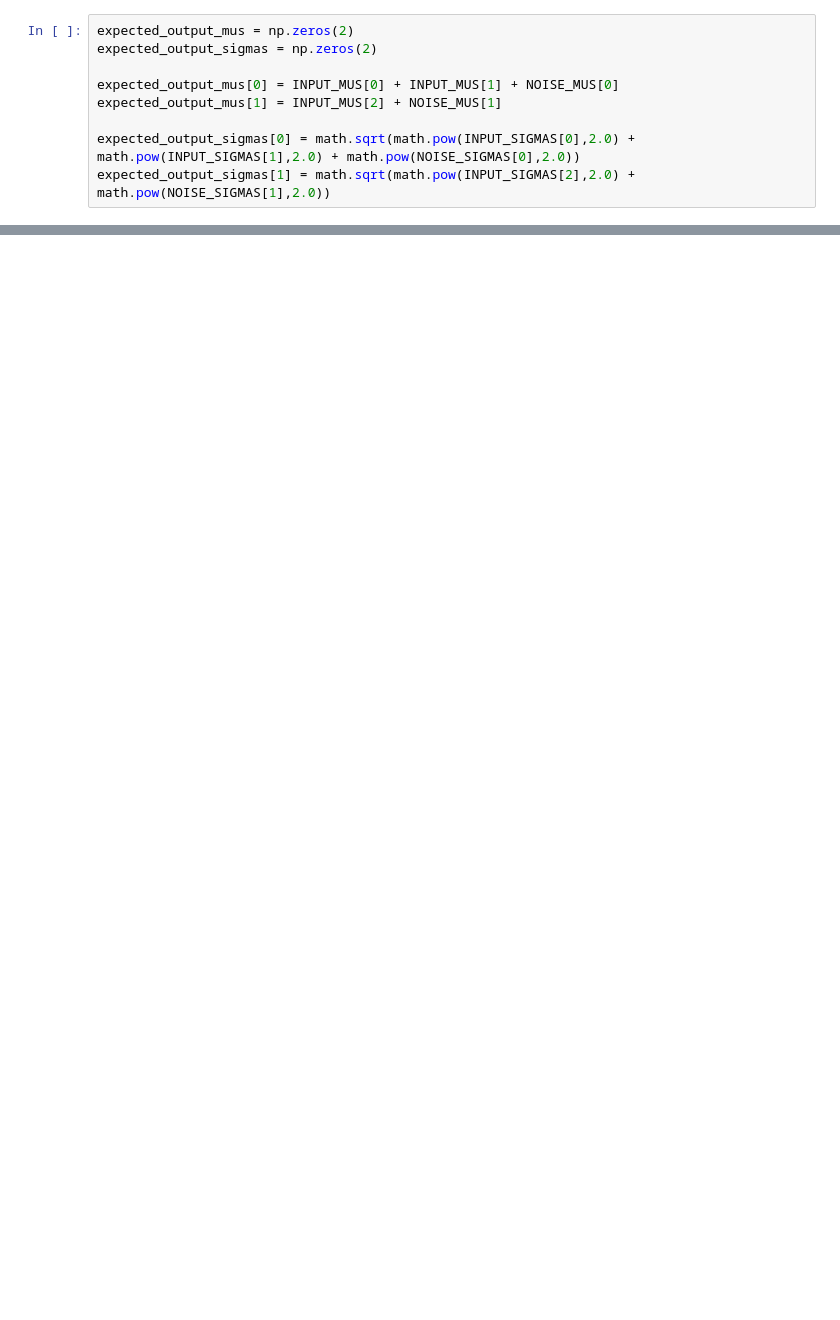
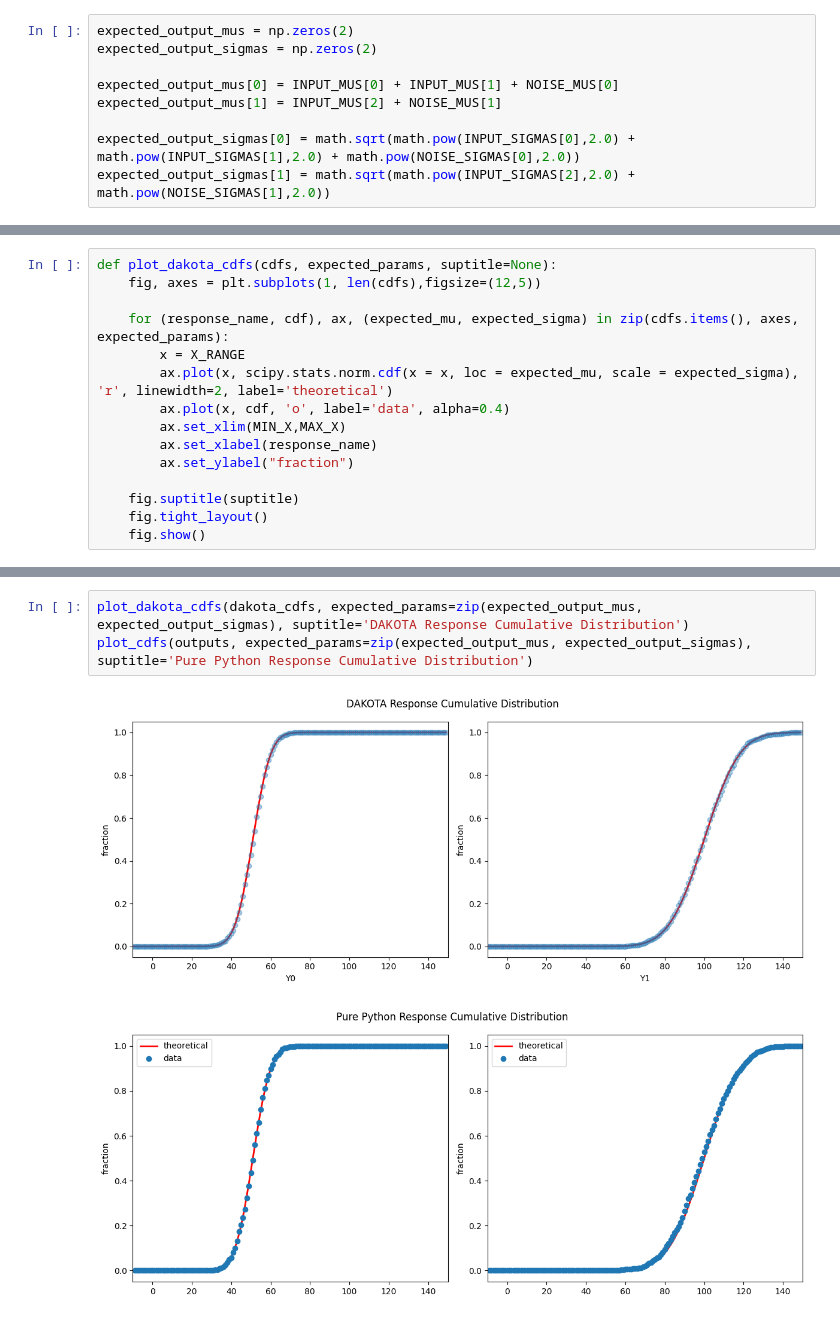
Before and after one commit to wvangeit/uncertprop, a Jupyter notebook: example1/UQ.ipynb, the cells around one changed output, grey strips where cells are left out. Cells and saved outputs as stored; diff of their text form; blank space fills up the shorter version.

```diff
--- a/example1/UQ.ipynb
+++ b/example1/UQ.ipynb
@@ -79,0 +258,15 @@ plot_qq(outputs, expected_params=zip(expected_output_mus, expected_output_sigmas
+# %%
+def plot_dakota_cdfs(cdfs, expected_params, suptitle=None):
+    fig, axes = plt.subplots(1, len(cdfs),figsize=(12,5))
+
+    for (response_name, cdf), ax, (expected_mu, expected_sigma) in zip(cdfs.items(), axes, expected_params):
+        x = X_RANGE
+        ax.plot(x, scipy.stats.norm.cdf(x = x, loc = expected_mu, scale = expected_sigma), 'r', linewidth=2, label='theoretical')
+        ax.plot(x, cdf, 'o', label='data', alpha=0.4)
+        ax.set_xlim(MIN_X,MAX_X)
+        ax.set_xlabel(response_name)
+        ax.set_ylabel("fraction")
+
+    fig.suptitle(suptitle)
+    fig.tight_layout()
+    fig.show()
@@ -79,0 +279,6 @@ plot_qq(outputs, expected_params=zip(expected_output_mus, expected_output_sigmas
+# %%
+plot_dakota_cdfs(dakota_cdfs, expected_params=zip(expected_output_mus, expected_output_sigmas), suptitle='DAKOTA Response Cumulative Distribution')
+plot_cdfs(outputs, expected_params=zip(expected_output_mus, expected_output_sigmas), suptitle='Pure Python Response Cumulative Distribution')
+# %% [output]
+[figure, added]
+[figure, added]
```
Also changed, not shown: parts of 21 cells of this notebook.
